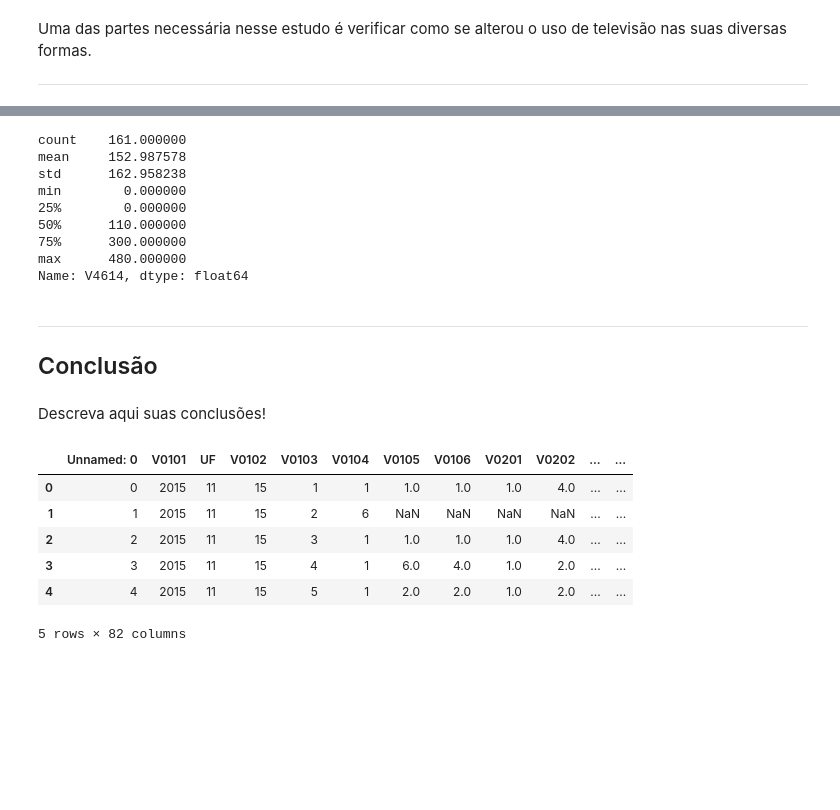
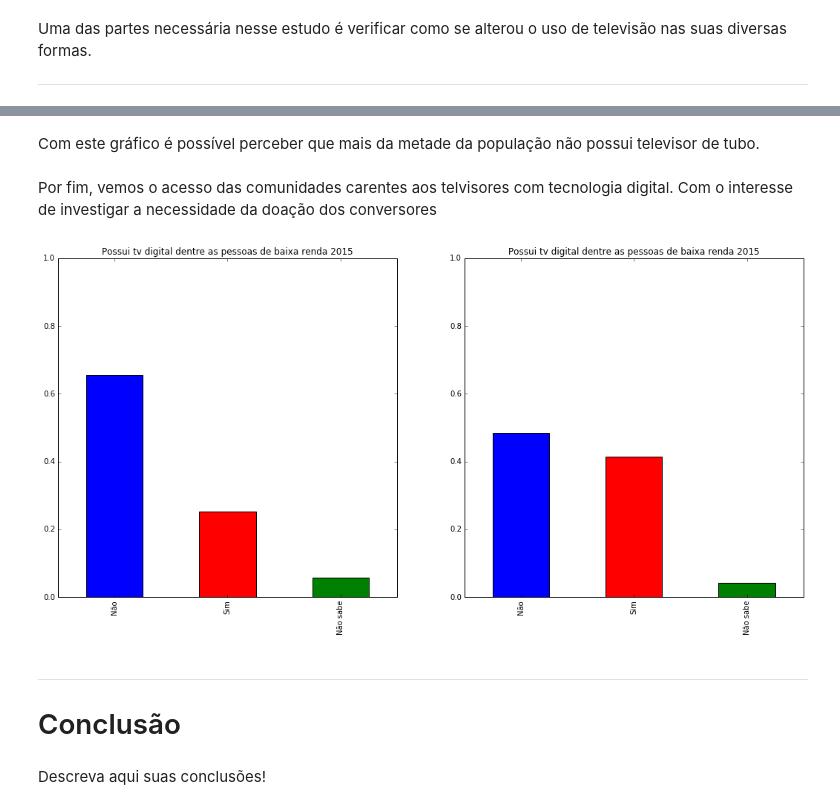
Before and after one commit to pamplonamatheus/Dados, a Jupyter notebook: projeto1/Projeto1 Layout.ipynb, the cells around one changed output, grey strips where cells are left out. Saved outputs shown, nothing was run; the diff lists cells and outputs as text; code cells hidden in the pictures; blank space fills up the shorter version.

```diff
--- a/projeto1/Projeto1 Layout.ipynb
+++ b/projeto1/Projeto1 Layout.ipynb
@@ -275,27 +249,26 @@ ut73 = pd.crosstab( d2.digital, d2.V4614)
-# %%
-digitalbaixa.V4614[digitalbaixa.V4614 <500].describe()
-# %% [output]
-count    161.000000
-mean     152.987578
-std      162.958238
-min        0.000000
-25%        0.000000
-50%      110.000000
-75%      300.000000
-max      480.000000
-Name: V4614, dtype: float64
+# %% [markdown]
+Com este gráfico é possível perceber que mais da metade da população não possui televisor de tubo.
+# %% [markdown]
+Por fim, vemos o acesso das comunidades carentes aos telvisores com tecnologia digital. Com o interesse de investigar a necessidade da doação dos conversores
+# %%
+d5 =  dadossp13.dropna(subset = ['V4614'])
+d6 =  dadossp15.dropna(subset = ['V4614'])
+
+ut73 = pd.crosstab( d5.digital, d5.V4614[d5.V4614 < 500])
+
+ut74 = d5.digital[d5.V4614 < 500]
+ut75 = d6.digital[d6.V4614 < 500]
+# %%
+plt.subplot(221)
+
+plot99 = ut74.value_counts(True).plot.bar(title='Possui tv digital dentre as pessoas de baixa renda 2015', ylim = (0,1.0), figsize=(18,18), color=('b','r','g','y','m'))
+plt.subplot(222)
+
+plot90 = ut75.value_counts(True).plot.bar(title='Possui tv digital dentre as pessoas de baixa renda 2015',ylim = (0,1.0), figsize=(18,18), color=('b','r','g','y','m'))
+# %% [output]
+[figure, added]
 # %% [markdown]
 ___
-## Conclusão
+# Conclusão
 # %% [markdown]
 Descreva aqui suas conclusões!
-# %%
-dados2015.head()
-# %% [output]
-|  | Unnamed: 0 | V0101 | UF | V0102 | V0103 | V0104 | V0105 | V0106 | V0201 | V0202 | ... | ... |
-| 0 | 0 | 2015 | 11 | 15 | 1 | 1 | 1.0 | 1.0 | 1.0 | 4.0 | ... | ... |
-| 1 | 1 | 2015 | 11 | 15 | 2 | 6 | NaN | NaN | NaN | NaN | ... | ... |
-| 2 | 2 | 2015 | 11 | 15 | 3 | 1 | 1.0 | 1.0 | 1.0 | 4.0 | ... | ... |
-| 3 | 3 | 2015 | 11 | 15 | 4 | 1 | 6.0 | 4.0 | 1.0 | 2.0 | ... | ... |
-| 4 | 4 | 2015 | 11 | 15 | 5 | 1 | 2.0 | 2.0 | 1.0 | 2.0 | ... | ... |
-5 rows × 82 columns
```
Also changed, not shown: parts of 27 cells of this notebook.
